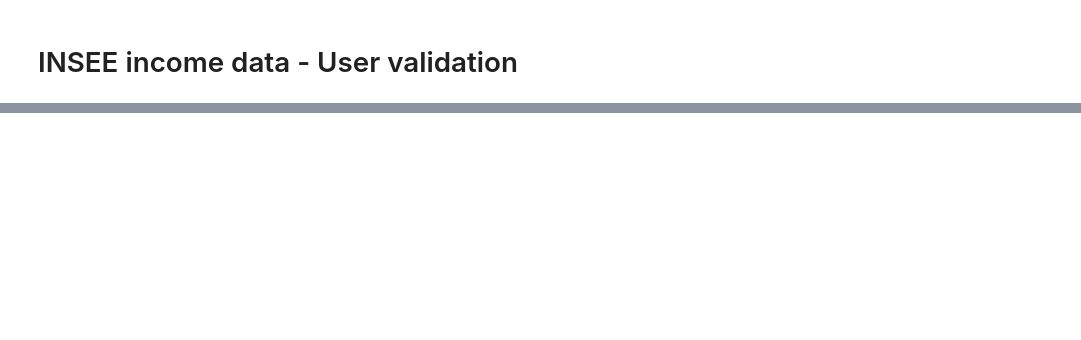
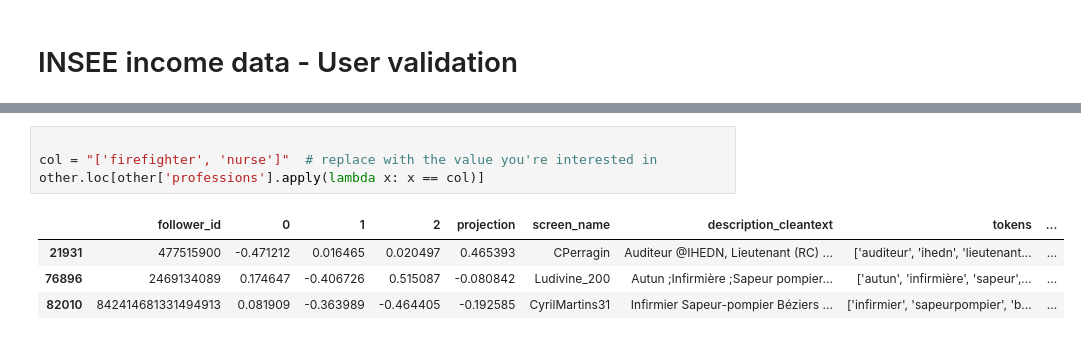
Before and after one commit to livtol99/Liv-Stage---FOCOS-Hand-Over, a Jupyter notebook: Code/Brand Validation/Income_val.ipynb, the cells around one changed output, grey strips where cells are left out. Drawn from its saved outputs; the diff is of its cells as text; blank space fills up the shorter version.

```diff
--- a/Code/Brand Validation/Income_val.ipynb
+++ b/Code/Brand Validation/Income_val.ipynb
@@ -12,0 +166,9 @@ ModuleNotFoundError: No module named 'twitter_profile_predictor'
+# %%
+
+col = "['firefighter', 'nurse']"  # replace with the value you're interested in
+other.loc[other['professions'].apply(lambda x: x == col)]
+# %% [output]
+|  | follower_id | 0 | 1 | 2 | projection | screen_name | description_cleantext | tokens | ... |
+| 21931 | 477515900 | -0.471212 | 0.016465 | 0.020497 | 0.465393 | CPerragin | Auditeur @IHEDN, Lieutenant (RC) ... | ['auditeur', 'ihedn', 'lieutenant... | ... |
+| 76896 | 2469134089 | 0.174647 | -0.406726 | 0.515087 | -0.080842 | Ludivine_200 | Autun ;Infirmière ;Sapeur pompier... | ['autun', 'infirmière', 'sapeur',... | ... |
+| 82010 | 842414681331494913 | 0.081909 | -0.363989 | -0.464405 | -0.192585 | CyrilMartins31 | Infirmier Sapeur-pompier Béziers ... | ['infirmier', 'sapeurpompier', 'b... | ... |
```
Also changed, not shown: parts of 14 cells of this notebook.
